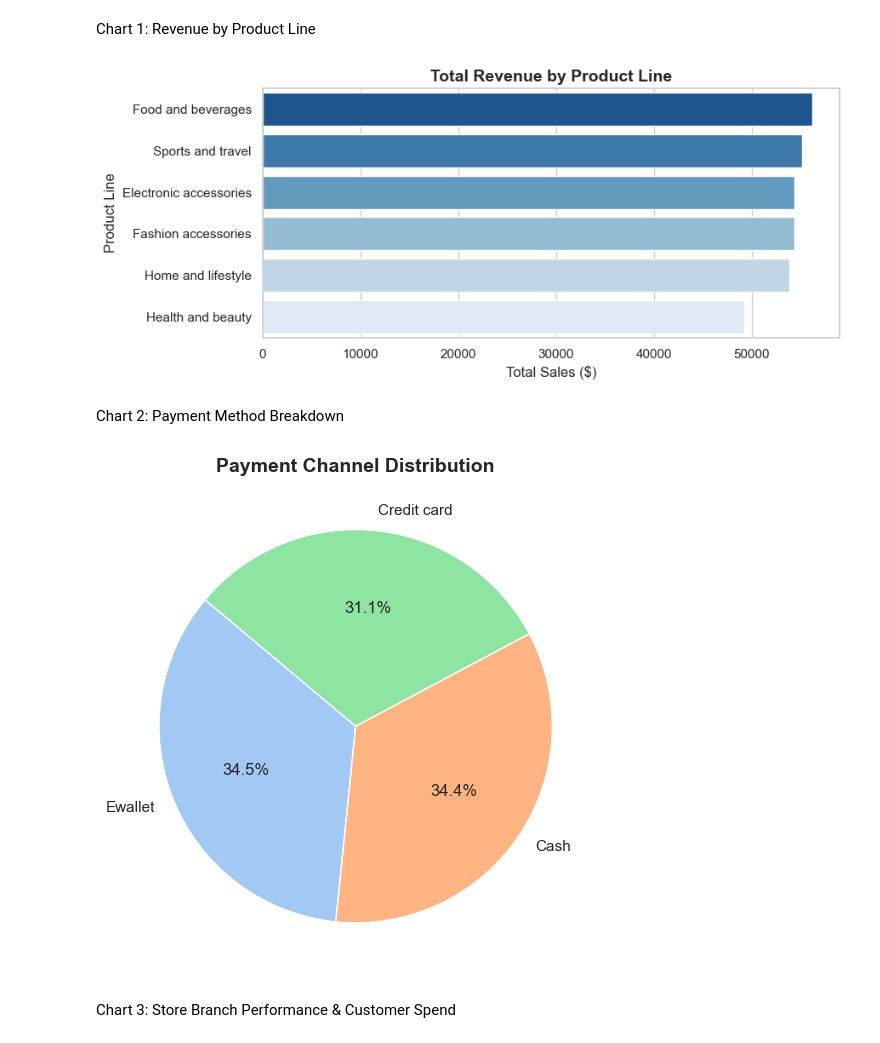
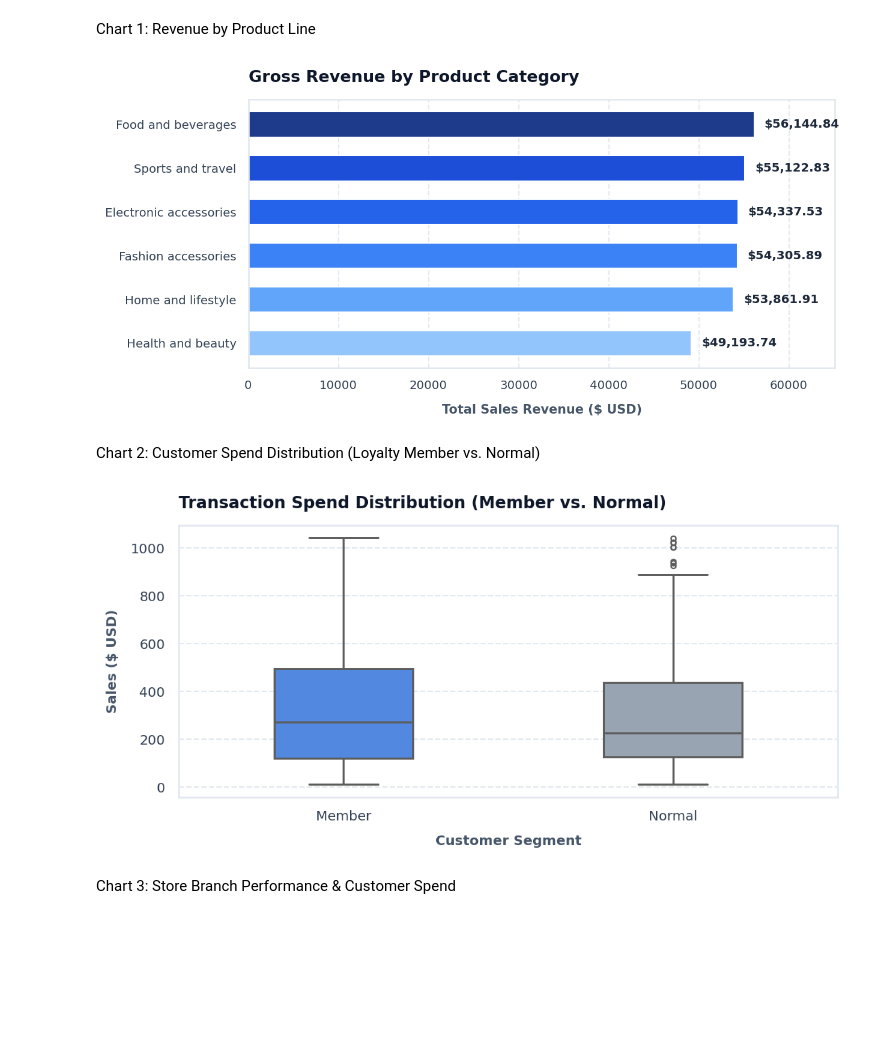
Before and after one commit to Sameer-khan-27/IBM-SkillsBuild-Sales-Analytics, a Jupyter notebook: Md_Sameer_Khan_Sales_Analytics.ipynb, the cells around one changed output. Saved outputs shown, nothing was run; the diff lists cells and outputs as text; code cells hidden in the pictures; blank space fills up the shorter version.

Commit message:
Update notebook charts to match report design

```diff
--- a/Md_Sameer_Khan_Sales_Analytics.ipynb
+++ b/Md_Sameer_Khan_Sales_Analytics.ipynb
@@ -98,32 +98,61 @@ Average Customer Satisfaction: 6.97 / 10.0
 # %% [markdown]
 Chart 1: Revenue by Product Line
 # %%
-plt.figure(figsize=(9, 4))
-cat_sales = df.groupby('Product line')['Sales'].sum().sort_values(ascending=False)
-sns.barplot(x=cat_sales.values, y=cat_sales.index, hue=cat_sales.index, palette="Blues_r", legend=False)
-plt.title("Total Revenue by Product Line", fontsize=14, weight='bold')
-plt.xlabel("Total Sales ($)")
-plt.ylabel("Product Line")
+import matplotlib.pyplot as plt
+
+plt.rcParams['font.sans-serif'] = 'DejaVu Sans'
+plt.rcParams['font.family'] = 'sans-serif'
+
+fig, ax = plt.subplots(figsize=(8.5, 4.2), dpi=150)
+cat_sales = df.groupby('Product line')['Sales'].sum().sort_values(ascending=True)
+palette = ['#93C5FD', '#60A5FA', '#3B82F6', '#2563EB', '#1D4ED8', '#1E3A8A']
+bars = ax.barh(cat_sales.index, cat_sales.values, color=palette, height=0.58)
+
+ax.set_title("Gross Revenue by Product Category", fontsize=13, fontweight='bold', color='#0F172A', pad=14, loc='left')
+ax.set_xlabel("Total Sales Revenue ($ USD)", fontsize=10, fontweight='semibold', color='#475569', labelpad=10)
+ax.tick_params(colors='#334155', labelsize=9.5)
+ax.xaxis.grid(True, linestyle='--', alpha=0.5, color='#CBD5E1')
+ax.yaxis.grid(False)
+ax.set_axisbelow(True)
+
+for bar in bars:
+    w = bar.get_width()
+    ax.text(w + 1100, bar.get_y() + bar.get_height()/2, f"${w:,.2f}",
+            va='center', ha='left', fontsize=9.5, fontweight='bold', color='#1E293B')
+
+ax.set_xlim(0, max(cat_sales.values) * 1.16)
+for spine in ['top', 'right', 'left', 'bottom']:
+    ax.spines[spine].set_color('#E2E8F0')
+
 plt.tight_layout()
 plt.show()
 # %% [output]
-[figure, old version]
+[figure, new version]
 # %% [markdown]
-Chart 2: Payment Method Breakdown
+Chart 2: Customer Spend Distribution (Loyalty Member vs. Normal)
 # %%
-plt.figure(figsize=(5.5, 5.5))
-df['Payment'].value_counts().plot(
-    kind='pie',
-    autopct='%1.1f%%',
-    colors=sns.color_palette("pastel"),
-    startangle=140
-)
-plt.title("Payment Channel Distribution", fontsize=14, weight='bold')
-plt.ylabel("")
+import warnings
+warnings.filterwarnings('ignore')
+
+fig, ax = plt.subplots(figsize=(7.5, 3.8), dpi=150)
+sns.boxplot(data=df, x='Customer type', y='Sales', palette=['#3B82F6', '#94A3B8'],
+            width=0.42, linewidth=1.4, fliersize=3.5, ax=ax)
+
+ax.set_title("Transaction Spend Distribution (Member vs. Normal)", fontsize=11.5, fontweight='bold', color='#0F172A', pad=12, loc='left')
+ax.set_xlabel("Customer Segment", fontsize=9.5, fontweight='semibold', color='#475569', labelpad=8)
+ax.set_ylabel("Sales ($ USD)", fontsize=9.5, fontweight='semibold', color='#475569', labelpad=8)
+ax.tick_params(colors='#334155', labelsize=9.5)
+ax.yaxis.grid(True, linestyle='--', alpha=0.5, color='#CBD5E1')
+ax.xaxis.grid(False)
+ax.set_axisbelow(True)
+
+for spine in ['top', 'right', 'left', 'bottom']:
+    ax.spines[spine].set_color('#E2E8F0')
+
 plt.tight_layout()
 plt.show()
 # %% [output]
-[figure, old version]
+[figure, new version]
 # %% [markdown]
 Chart 3: Store Branch Performance & Customer Spend
 # %%
```
Also changed, not shown: parts of 1 cell of this notebook.
